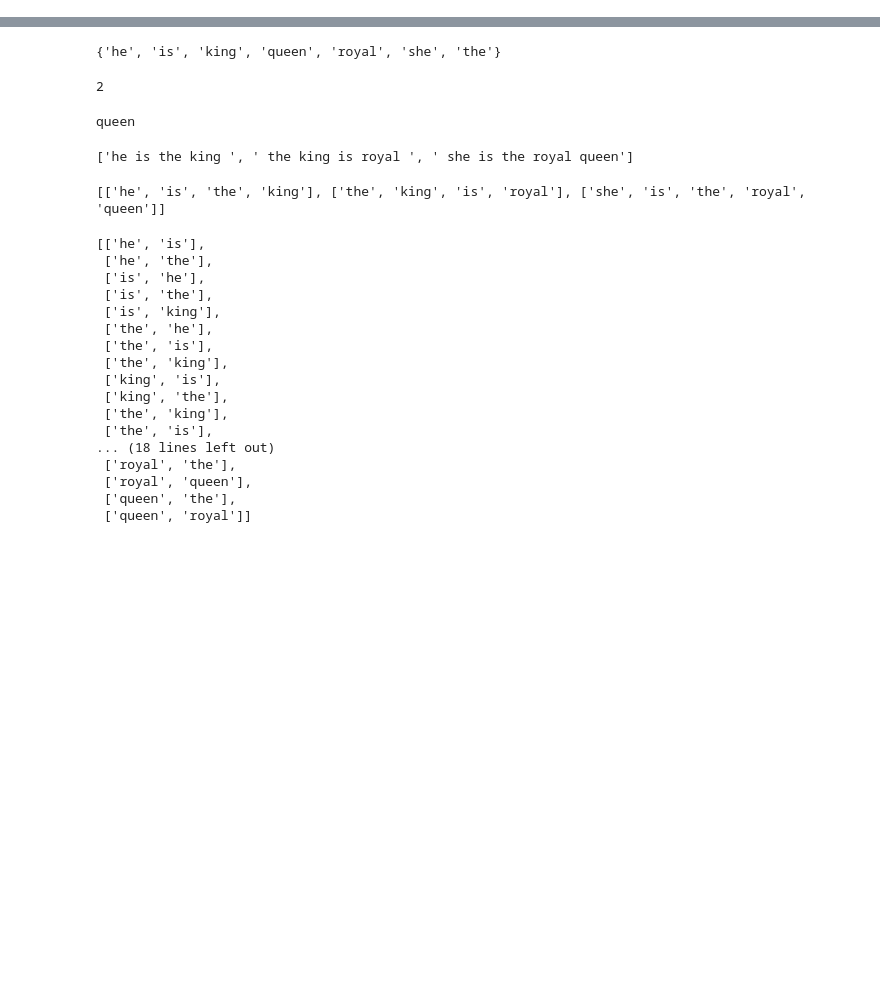
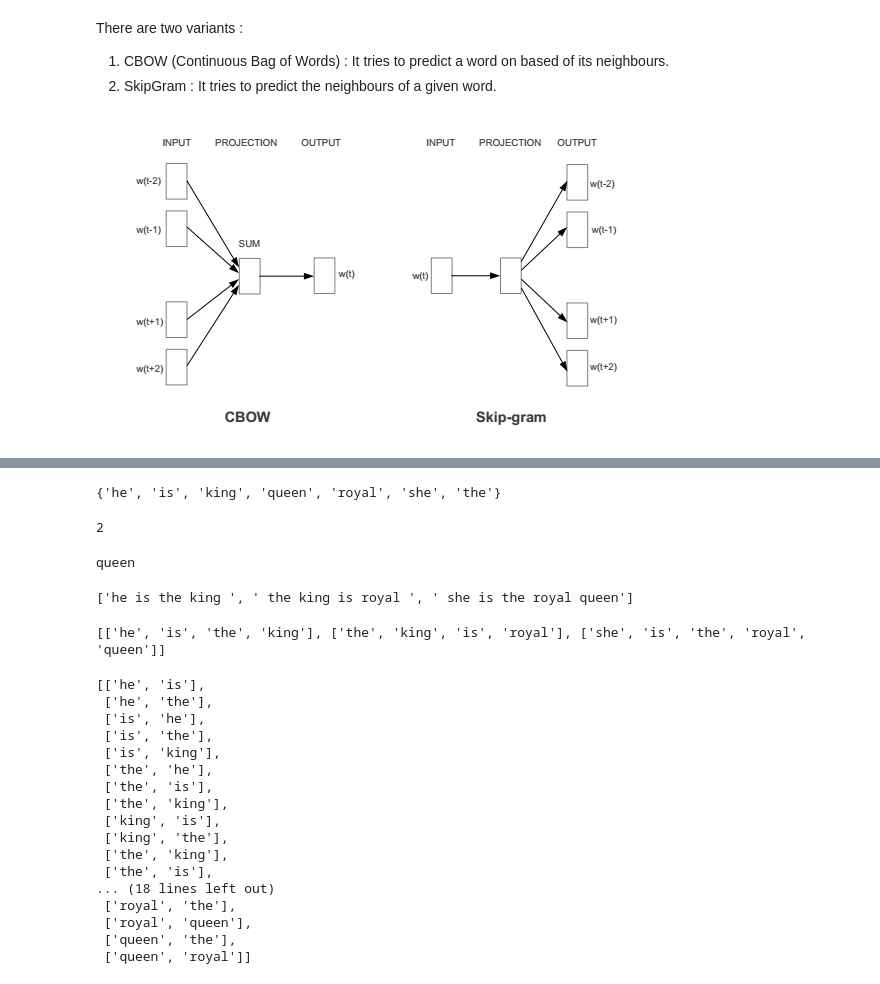
Before and after one commit to sudharsan13296/Word2vec-from-scratch, a Jupyter notebook: word2vec scratch.ipynb, the cells around one changed output, grey strips where cells are left out. Saved outputs shown, nothing was run; the diff lists cells and outputs as text; code cells hidden in the pictures; blank space fills up the shorter version.

Commit message:
added image

```diff
--- a/word2vec scratch.ipynb
+++ b/word2vec scratch.ipynb
@@ -0,0 +9,8 @@
+# %% [markdown]
+There are two variants :
+1. CBOW (Continuous Bag of Words) : It tries to predict a word on based of its neighbours.
+2. SkipGram : It tries to predict the neighbours of a given word.
+# %%
+Image('Cbowskip.png')
+# %% [output]
+[figure, added]
```
Also changed, not shown: parts of 9 cells of this notebook, 4 other files.
